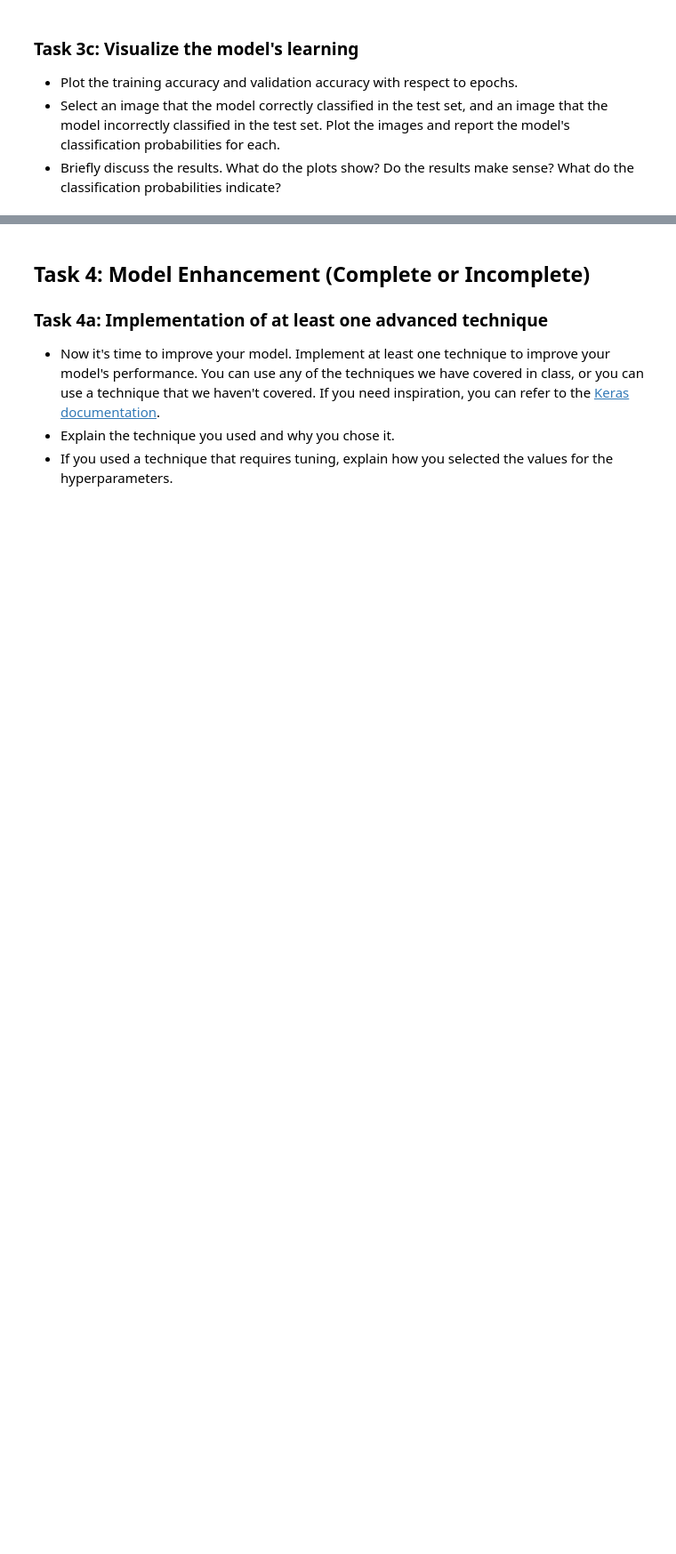
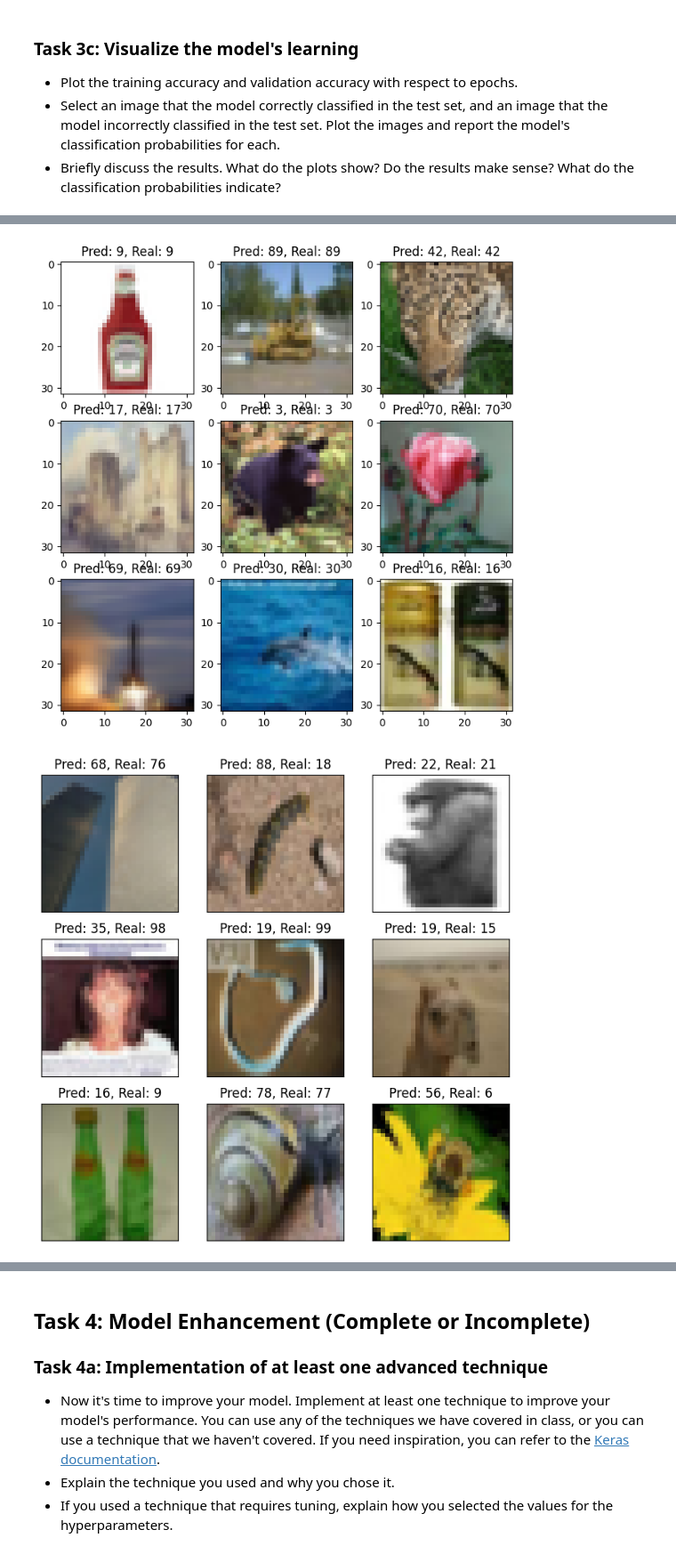
Before and after one commit to shyeolekar5/deep_learning, a Jupyter notebook: 02_activities/assignments/assignment_1.ipynb, the cells around one changed output, grey strips where cells are left out. Shown at 89% size. Cells and saved outputs as stored; diff of their text form; code cells hidden in the pictures; blank space fills up the shorter version.

```diff
--- a/02_activities/assignments/assignment_1.ipynb
+++ b/02_activities/assignments/assignment_1.ipynb
@@ -149,0 +311,44 @@ plt.show()
+# %%
+#Correct, incorrect images with probabilities
+# Get the predictions for the test data
+predictions = model.predict(x_test)
+
+# Get the index of the largest probability (i.e. the predicted class)
+predicted_classes = np.argmax(predictions, axis=1)
+true_classes = np.argmax(y_test, axis=1)
+rightlyclassified_indices = np.where(predicted_classes == true_classes)[0]
+misclassified_indices = np.where(predicted_classes != true_classes)[0]
+
+#Get the rightly classified samples themselves
+rightlyclassified_samples = x_test[rightlyclassified_indices]
+rightlyclassified_labels = np.argmax(y_test[rightlyclassified_indices], axis=1)
+
+# Get the misclassified samples themselves
+misclassified_samples = x_test[misclassified_indices]
+misclassified_labels = np.argmax(y_test[misclassified_indices], axis=1)
+
+# Pick 9 random rightlty classified samples
+random_right_samples = np.random.choice(len(rightlyclassified_indices), 9, replace=False)
+
+# Pick 9 random misclassified samples
+random_indices = np.random.choice(len(misclassified_indices), 9, replace=False)
+
+#Plotting right predictions
+fig, axes = plt.subplots(3, 3, figsize=(8, 8))
+for i, ax in enumerate(axes.flat):
+    ax.imshow(rightlyclassified_samples[random_right_samples[i]])
+    ax.set_title(f"Pred: {predicted_classes[rightlyclassified_indices[random_right_samples[i]]]}, Real: {rightlyclassified_labels[random_right_samples[i]]}")
+
+# Plotting wrong predictions
+fig, axes = plt.subplots(3, 3, figsize=(8, 8))
+for i, ax in enumerate(axes.flat):
+    ax.imshow(misclassified_samples[random_indices[i]])
+    ax.set_title(f"Pred: {predicted_classes[misclassified_indices[random_indices[i]]]}, Real: {misclassified_labels[random_indices[i]]}")
+
+    # Removing axis labels
+    ax.set_xticks([])
+    ax.set_yticks([])
+
+plt.show()
+print(predictions[0])
+# %% [output]
@@ -149,0 +356,2 @@ plt.show()
+[figure, added]
+[figure, added]
```
Also changed, not shown: parts of 15 cells of this notebook.
